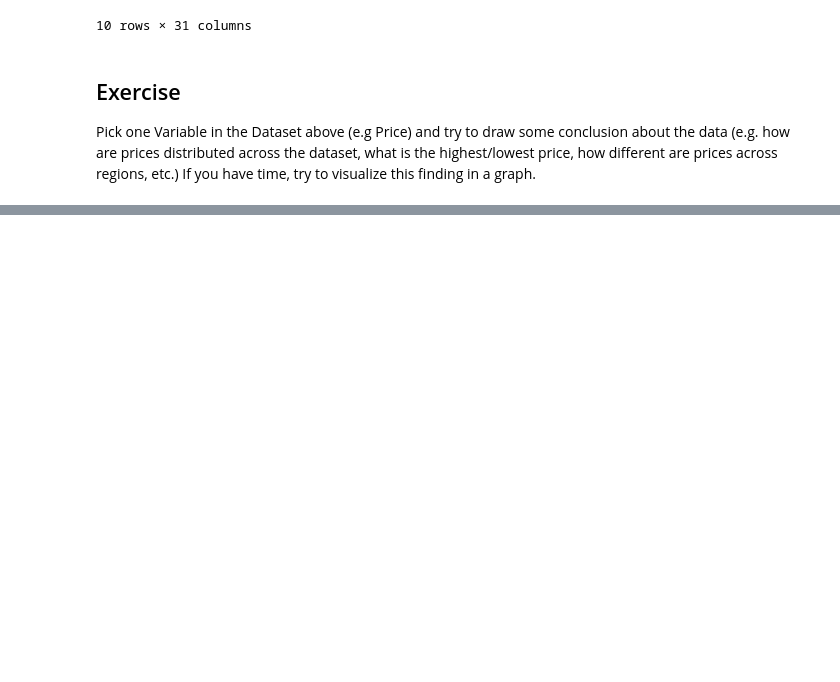
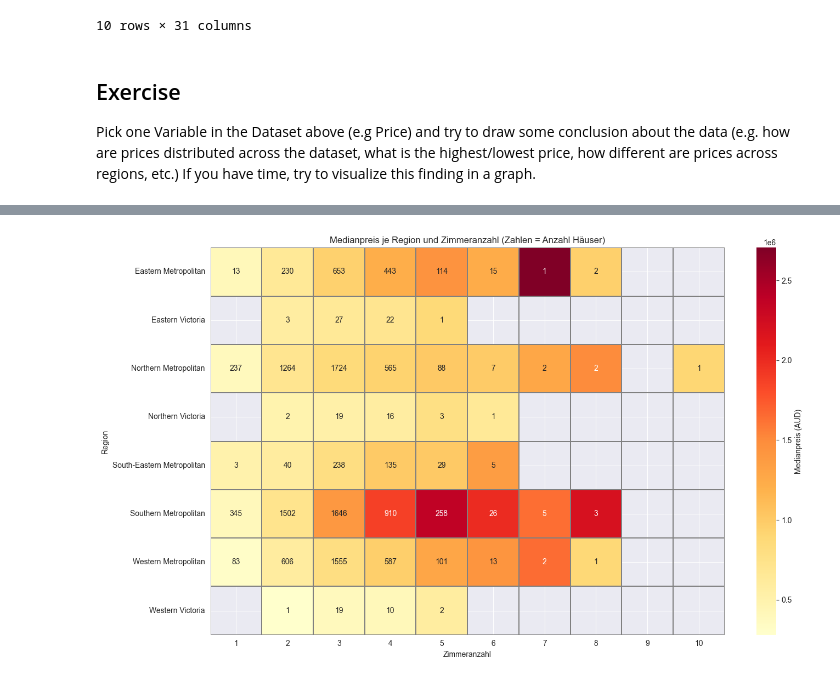
Before and after one commit to MysterionNY/Kurs259_Machine_Learning, a Jupyter notebook: demos/03_data_preprocessing.ipynb, the cells around one changed output, grey strips where cells are left out. Cells and saved outputs as stored; diff of their text form; code cells hidden in the pictures; blank space fills up the shorter version.

```diff
--- a/demos/03_data_preprocessing.ipynb
+++ b/demos/03_data_preprocessing.ipynb
@@ -223,0 +235,27 @@ plt.show()
+# %%
+df_clean = df[(df["Rooms"].notna()) & (df["Price"].notna()) & (df["Rooms"] > 0) & (df["Rooms"] <= 10)]
+pivot_price = df_clean.groupby(["Regionname", "Rooms"])["Price"].median().unstack(fill_value=np.nan)
+pivot_count = df_clean.groupby(["Regionname", "Rooms"]).size().unstack(fill_value=0)
+for i in range(1, 11):
+    if i not in pivot_price.columns:
+        pivot_price[i] = np.nan
+        pivot_count[i] = 0
+pivot_price = pivot_price[sorted(pivot_price.columns)]
+pivot_count = pivot_count[sorted(pivot_count.columns)]
+plt.figure(figsize=(14, 8))
+sns.heatmap(
+    pivot_price,
+    annot=pivot_count,
+    fmt="d",
+    cmap="YlOrRd",
+    cbar_kws={"label": "Medianpreis (AUD)"},
+    linewidths=0.3,
+    linecolor='gray'
+)
+plt.title("Medianpreis je Region und Zimmeranzahl (Zahlen = Anzahl Häuser)")
+plt.xlabel("Zimmeranzahl")
+plt.ylabel("Region")
+plt.tight_layout()
+plt.show()
+# %% [output]
+[figure, added]
```
Also changed, not shown: parts of 2 cells of this notebook, 1 other file.
